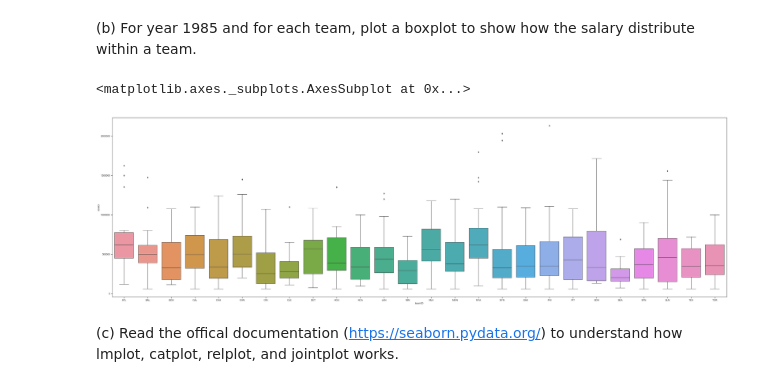
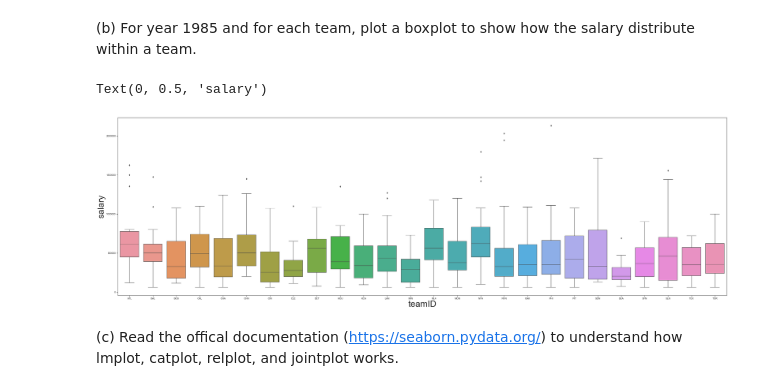
Before and after one commit to smustala/DSCI_552, a Jupyter notebook: INF-552 Lab0.ipynb, the cells around one changed output. Saved outputs shown, nothing was run; the diff lists cells and outputs as text; code cells hidden in the pictures.

```diff
--- a/INF-552 Lab0.ipynb
+++ b/INF-552 Lab0.ipynb
@@ -639,11 +606,15 @@ sns.pairplot(DF_ATL,vars = ["NF","salary"])
 # %%
 DF_1985 = DF.loc[(DF["yearID"] == 1985)]
 # %%
+import numpy as np
+import matplotlib.pyplot as plt
 plt.figure(figsize = (50,15))
-sns.boxplot(x = 'teamID', y = 'salary', data = DF_1985)
+b = sns.boxplot(x = 'teamID', y = 'salary', data = DF_1985)
+b.set_xlabel("teamID",fontsize=40)
+b.set_ylabel("salary", fontsize=40 )
 # %% [output]
-<matplotlib.axes._subplots.AxesSubplot at 0x...>
+Text(0, 0.5, 'salary')
-[figure, old version]
+[figure, new version]
 # %% [markdown]
 (c) Read the offical documentation (https://seaborn.pydata.org/) to understand how lmplot, catplot, relplot, and jointplot works.
 # %% [markdown]
```
Also changed, not shown: parts of 15 cells of this notebook.
